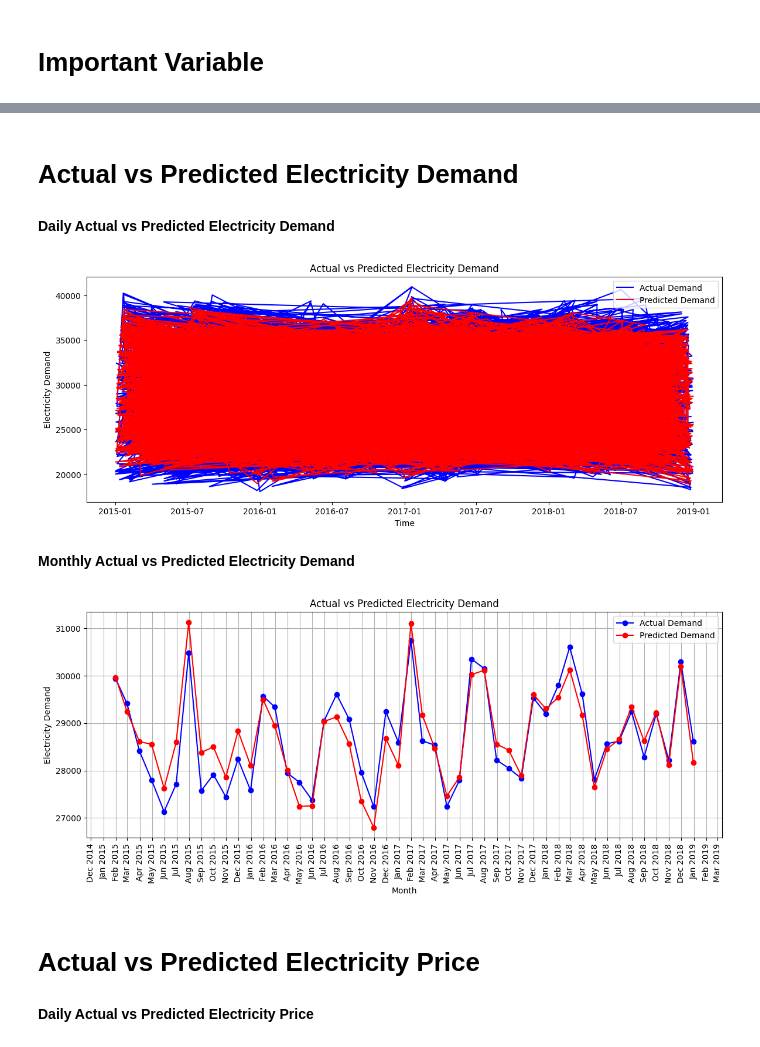
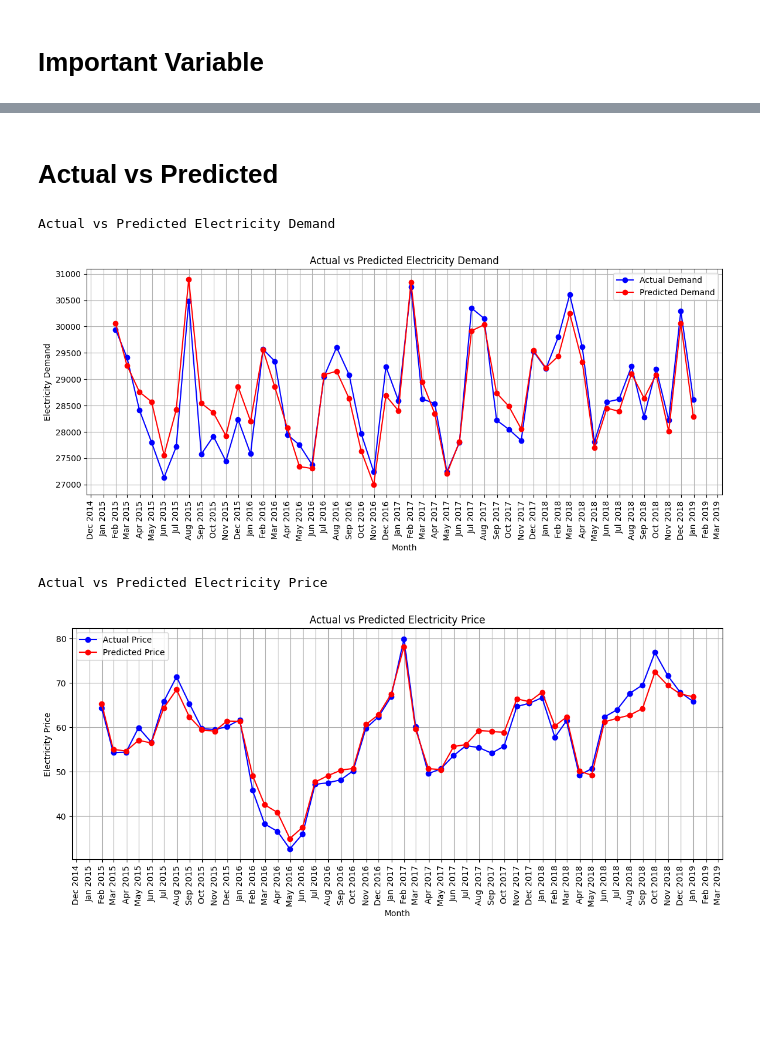
Before and after one commit to BrightonAnthony/Electricity-Demand-and-Price-Forecasting, a Jupyter notebook: Electricity_Demand_Forecasting.ipynb, the cells around one changed output, grey strips where cells are left out. Saved outputs shown, nothing was run; the diff lists cells and outputs as text; code cells hidden in the pictures; blank space fills up the shorter version.

```diff
--- a/Electricity_Demand_Forecasting.ipynb
+++ b/Electricity_Demand_Forecasting.ipynb
@@ -1468,64 +2082,83 @@ Text(0.5, 0, 'Importance')
 # %% [markdown]
-# **Actual vs Predicted Electricity Demand**
+# **Actual vs Predicted**
-# %% [markdown]
-**Daily Actual vs Predicted Electricity Demand**
-# %%
-# Ensure y_test_demand and y_pred_gb_tun are aligned with the test set indices
-test_indices = X_test_demand.index
-
-# Get the corresponding dates for the test set
-test_dates = merged_df.loc[test_indices, 'time']
-
-# Create the plot
-plt.figure(figsize=(14, 5))
-plt.plot(test_dates, y_test_demand, label='Actual Demand', color='blue')
-plt.plot(test_dates, y_pred_rf, label='Predicted Demand', color='red')
-plt.title('Actual vs Predicted Electricity Demand')
-plt.xlabel('Time')
-plt.ylabel('Electricity Demand')
-plt.legend()
-plt.show()
-# %% [output]
-[figure, removed]
-# %% [markdown]
-**Monthly Actual vs Predicted Electricity Demand**
 # %%
-# Ensure y_test_demand and y_pred_gb_tun are aligned with the test set indices
+#Actual vs Predicted Electricity Demand
+print(blue("Actual vs Predicted Electricity Demand", ['bold']))
+
 test_indices = X_test_demand.index
 
 # Get the corresponding dates for the test set
 test_dates = merged_df.loc[test_indices, 'time']
 
 # Convert test_dates to datetime if not already
 test_dates = pd.to_datetime(test_dates)
 
 # Create a DataFrame with the dates, actual, and predicted values
-results_df = pd.DataFrame({'Date': test_dates, 'Actual': y_test_demand, 'Predicted': y_pred_gb_tun})
+results_df = pd.DataFrame({'Date': test_dates, 'Actual': y_test_demand, 'Predicted': y_pred_rf})
 
 # Set Date as the index
 results_df.set_index('Date', inplace=True)
 
 # Group by month and calculate the mean for each month
 monthly_results = results_df.resample('M').mean()
 
 # Create the plot
 plt.figure(figsize=(14, 5))
 plt.plot(monthly_results.index, monthly_results['Actual'], label='Actual Demand', color='blue', marker='o')
 plt.plot(monthly_results.index, monthly_results['Predicted'], label='Predicted Demand', color='red', marker='o')
 plt.title('Actual vs Predicted Electricity Demand')
 plt.xlabel('Month')
 plt.ylabel('Electricity Demand')
 plt.legend()
 plt.grid(True)
 
 # Format the x-axis to show month and year
 plt.gca().xaxis.set_major_formatter(mdates.DateFormatter('%b %Y'))
 plt.gca().xaxis.set_major_locator(mdates.MonthLocator())
 plt.xticks(rotation=90)
 plt.show()
+
+
+#Actual vs Predicted Electricity Price
+print(blue("Actual vs Predicted Electricity Price", ['bold']))
+test_indices = X_test_price.index
+
+# Get the corresponding dates for the test set
+test_dates = merged_df.loc[test_indices, 'time']
+
+# Convert test_dates to datetime if not already
+test_dates = pd.to_datetime(test_dates)
+
+# Reshape y_test_rescaled and y_pred_rescaled to 1D arrays if necessary
+y_test_rescaled = y_test_rescaled.ravel()  # Use ravel() to flatten the array
+y_pred_rescaled = y_pred_rescaled.ravel()  # Use ravel() to flatten the array
+
+# Create a DataFrame with the dates, actual, and predicted values
+results_df = pd.DataFrame({'Date': test_dates, 'Actual': y_test_rescaled, 'Predicted': y_pred_rescaled})
+
+# Set Date as the index
+results_df.set_index('Date', inplace=True)
+
+# Group by month and calculate the mean for each month
+monthly_results = results_df.resample('M').mean()
+
+# Create the plot
+plt.figure(figsize=(14, 5))
+plt.plot(monthly_results.index, monthly_results['Actual'], label='Actual Price', color='blue', marker='o')
+plt.plot(monthly_results.index, monthly_results['Predicted'], label='Predicted Price', color='red', marker='o')
+plt.title('Actual vs Predicted Electricity Price')
+plt.xlabel('Month')
+plt.ylabel('Electricity Price')
+plt.legend()
+plt.grid(True)
+
+# Format the x-axis to show month and year
+plt.gca().xaxis.set_major_formatter(mdates.DateFormatter('%b %Y'))
+plt.gca().xaxis.set_major_locator(mdates.MonthLocator())
+plt.xticks(rotation=90)
+plt.show()
 # %% [output]
+Actual vs Predicted Electricity Demand
-[figure, old version]
+[figure, new version]
+Actual vs Predicted Electricity Price
+[figure, added]
-# %% [markdown]
-# **Actual vs Predicted Electricity Price**
-# %% [markdown]
-**Daily Actual vs Predicted Electricity Price**
```
Also changed, not shown: parts of 50 cells of this notebook.
